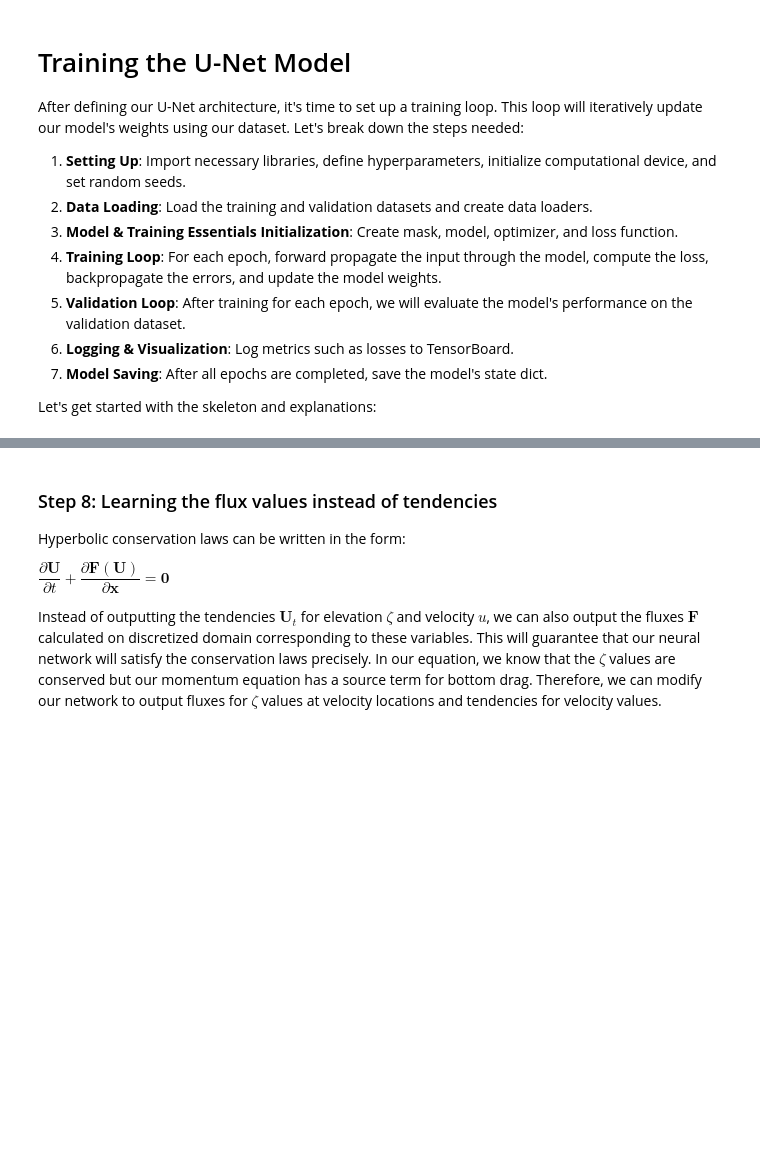
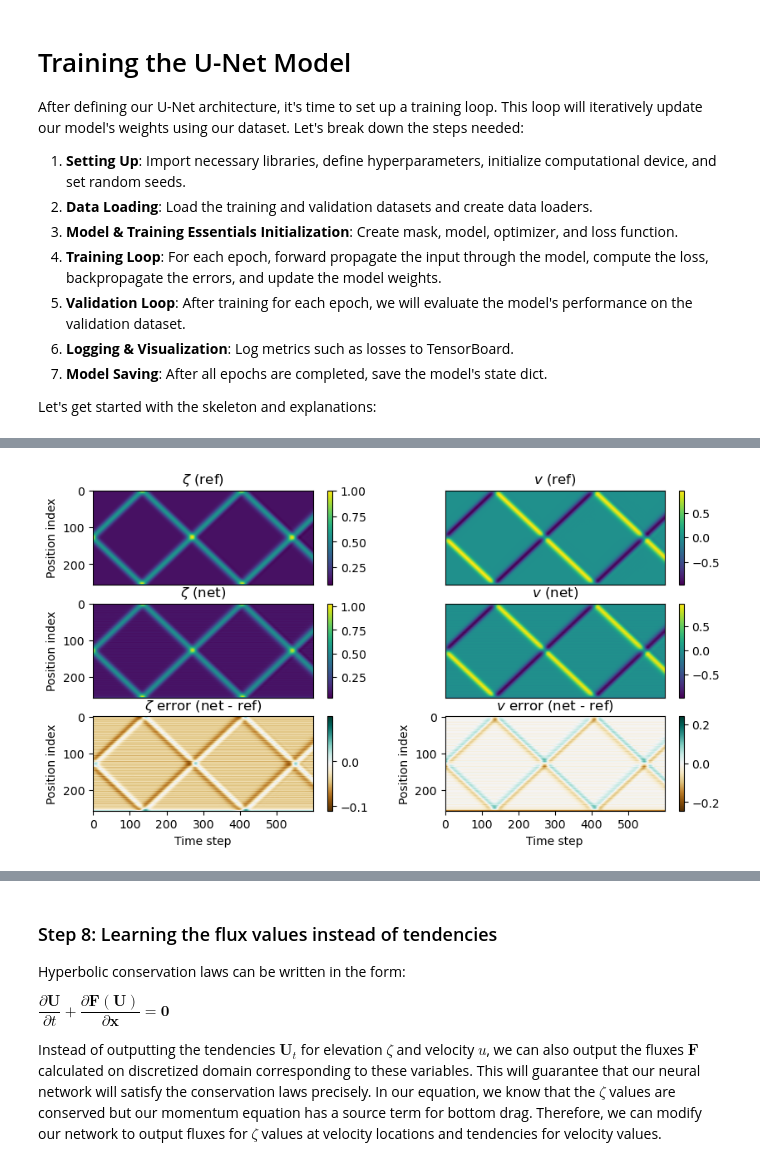
Before and after one commit to alicanbekar/pi_lecture_pytorch, a Jupyter notebook: swe_instructor_code.ipynb, the cells around one changed output, grey strips where cells are left out. Saved outputs shown, nothing was run; the diff lists cells and outputs as text; code cells hidden in the pictures; blank space fills up the shorter version.

Commit message:
more explanation. add mask input to standard unet. train with that in first task. compare results to ref. when predicting next step only vs. full autoregressive

```diff
--- a/swe_instructor_code.ipynb
+++ b/swe_instructor_code.ipynb
@@ -419,0 +463,37 @@ torch.save(model.state_dict(), EXP_NAME + '.pth')
+# %%
+model.eval()  # use frozen batch norm
+
+data = SWDataset(file_path="simulation_data.h5", normalize=True)
+
+# retrieve inputs
+zeta_in = torch.cat([data[i][0][0] for i in range(len(data))], axis=0)
+vel_in = torch.cat([data[i][0][1] for i in range(len(data))], axis=0)
+
+# retrieve correct outputs
+zeta_ref = torch.cat([data[i][1][0] for i in range(len(data))], axis=0)
+vel_ref = torch.cat([data[i][1][1] for i in range(len(data))], axis=0)
+# %%
+# run the network on all data to predict the next time step
+zeta_est, vel_est = update_function(model, zeta_in.unsqueeze(1), vel_in.unsqueeze(1))
+# %%
+# detach from the computation graph and remove unused (channel) dimension
+# so we can call plotting functions
+zeta_est, vel_est = zeta_est.detach().squeeze(1), vel_est.detach().squeeze(1)
+# %%
+plt.figure(figsize=(10,5))
+plt.subplot(3,2,1)
+img_plot(zeta_ref, title='$\zeta$ (ref)', showxax=False)
+plt.subplot(3,2,2)
+img_plot(vel_ref, title='$v$ (ref)', showxax=False, showyax=False)
+
+plt.subplot(3,2,3)
+img_plot(zeta_est, title='$\zeta$ (net)', showxax=False)
+plt.subplot(3,2,4)
+img_plot(vel_est, title='$v$ (net)', showxax=False, showyax=False)
+
+plt.subplot(3,2,5)
+img_plot(zeta_est - zeta_ref, title='$\zeta$ error (net - ref)', cmap='BrBG')
+plt.subplot(3,2,6)
+img_plot(vel_est - vel_ref, title='$v$ error (net - ref)', cmap='BrBG')
+# %% [output]
+[figure, added]
```
Also changed, not shown: parts of 27 cells of this notebook.
